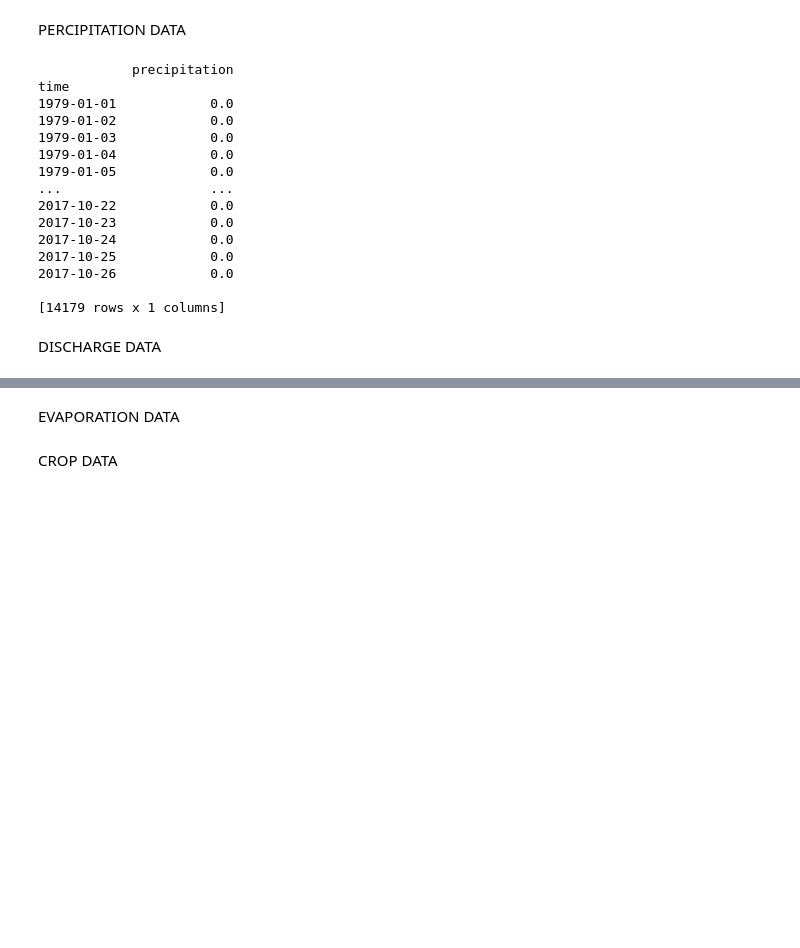
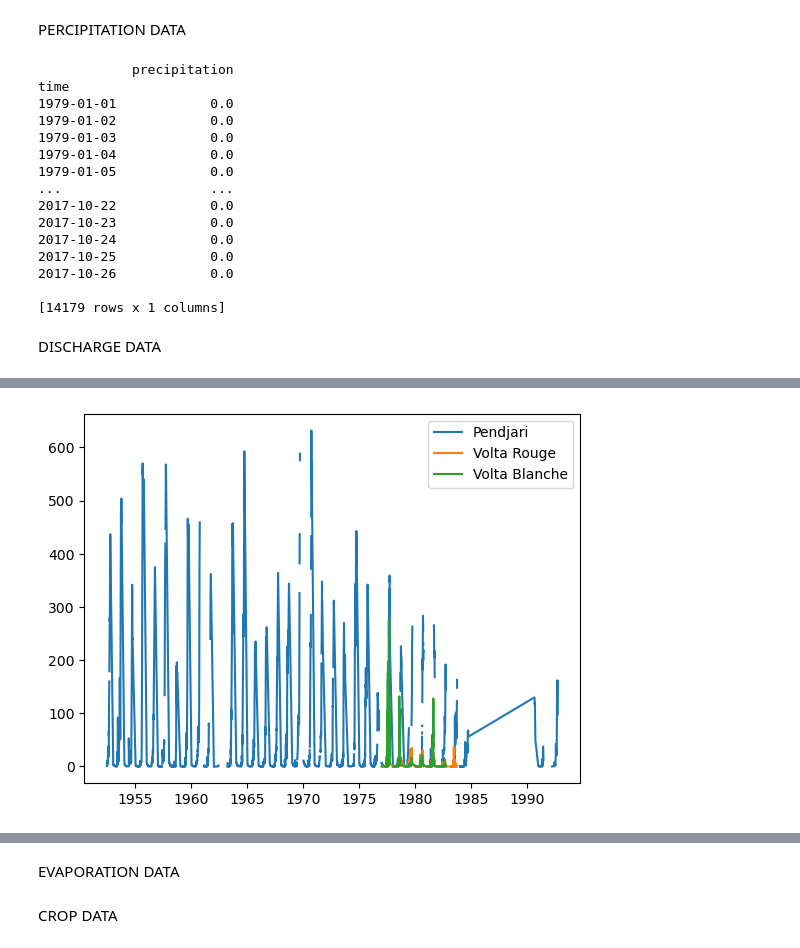
Before and after one commit to lauraspoelstra18/Volta-Case, a Jupyter notebook: Reservoir_Design_Model.ipynb, the cells around one changed output, grey strips where cells are left out. Drawn from its saved outputs; the diff is of its cells as text; code cells hidden in the pictures; blank space fills up the shorter version.

```diff
--- a/Reservoir_Design_Model.ipynb
+++ b/Reservoir_Design_Model.ipynb
@@ -117,9 +117,21 @@ for _, row in raw.iterrows():
         })
 
 df = pd.DataFrame(records).set_index("Date").sort_index()
-
-# One dataframe per river (each retains Station/Row/Discharge as columns)
-river_dfs = {riv: g.copy() for riv, g in df.groupby("River")}
 # %%
 river_names = list(river_dfs.keys())[:]
-df_river1, df_river2, df_river3 = (river_dfs[river_names[0]], river_dfs[river_names[1]], river_dfs[river_names[2]])
+print(river_names)
+river_pendjari, river_voltarouge, river_voltablanche = (river_dfs[river_names[4]], river_dfs[river_names[3]], river_dfs[river_names[2]])
+
+plt.plot(river_pendjari.index, river_pendjari["Discharge"], label="Pendjari")
+plt.plot(river_voltarouge.index, river_voltarouge["Discharge"], label="Volta Rouge")
+plt.plot(river_voltablanche.index, river_voltablanche["Discharge"], label="Volta Blanche")
+plt.legend()
+
+#earliest data point in the river discharge data
+print("Earliest river discharge data point:", df.index.min())
+print("Latest river discharge data point:", df.index.max())
+
+#earliest data point in volta rouge data
+print("Earliest Volta Rouge discharge data point:", river_voltarouge.index.min())
+print("Latest Volta Rouge discharge data point:", river_voltarouge.index.max())
+# %% [output]
@@ -125,0 +143 @@ df_river1, df_river2, df_river3 = (river_dfs[river_names[0]], river_dfs[river_na
+[figure, added]
```
Also changed, not shown: parts of 24 cells of this notebook, 16 other files.
